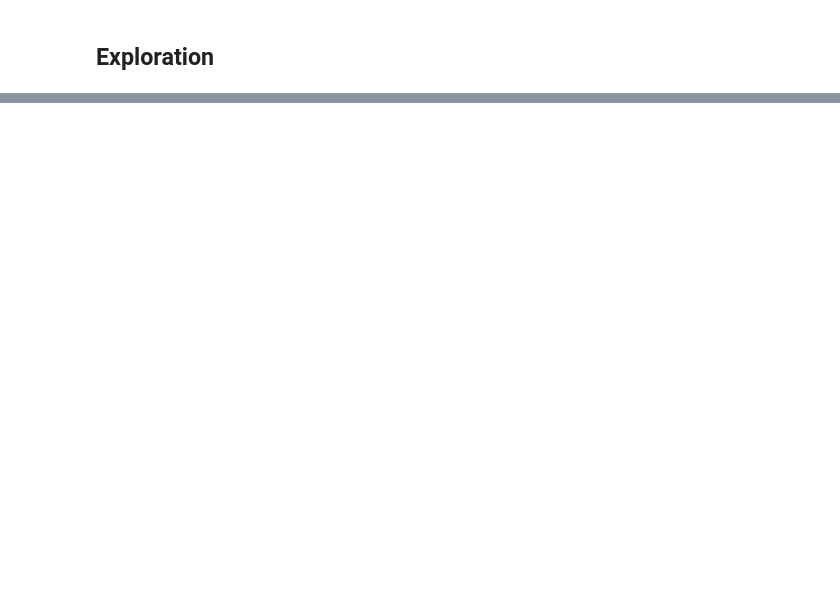
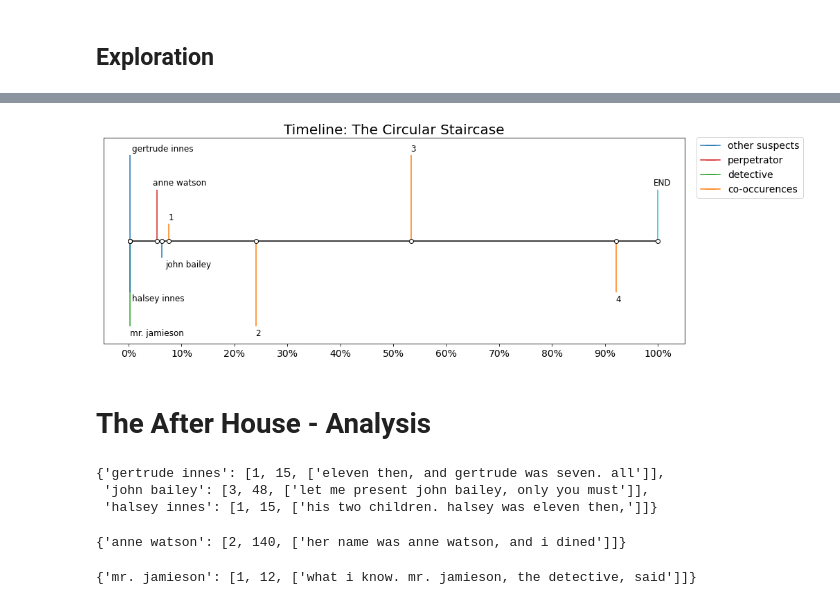
Before and after one commit to NLPaladins/rinehartAnalysis, a Jupyter notebook: main.ipynb, the cells around one changed output, grey strips where cells are left out. Cells and saved outputs as stored; diff of their text form; code cells hidden in the pictures; blank space fills up the shorter version.

```diff
--- a/main.ipynb
+++ b/main.ipynb
@@ -446,0 +515,9 @@ for lineIdx in range(len(loins)):
+# %%
+suspects, perp, dets, co_ocs, crime = get_analysis_formats(metadata)
+# %%
+suspects = get_earliest_chapter_sentence_from_name_lists(book, suspects, 3, first=True)
+perp = get_earliest_chapter_sentence_from_name_lists(book, perp, 3, first=True)
+dets = get_earliest_chapter_sentence_from_name_lists(book, dets, 3, first=True)
+co_ocs = get_co_occurence(book, dets_perp, n_sents=2)
+# %%
+crime = ''
@@ -446,0 +526,8 @@ for lineIdx in range(len(loins)):
+# %%
+locs, labels, colors = create_locs_labels(book, suspects, perp, dets, co_ocs, crime)
+# %%
+make_timeline(book, locs, labels, colors)
+# %% [output]
+[figure, added]
+# %% [markdown]
+# The After House - Analysis
@@ -446,0 +541,18 @@ for lineIdx in range(len(loins)):
+# %%
+suspects = get_earliest_chapter_sentence_from_name_lists(book, other_suspects, 3, first=True)
+suspects
+# %% [output]
+{'gertrude innes': [1, 15, ['eleven then, and gertrude was seven. all']],
+ 'john bailey': [3, 48, ['let me present john bailey, only you must']],
+ 'halsey innes': [1, 15, ['his two children. halsey was eleven then,']]}
+# %%
+perp = get_earliest_chapter_sentence_from_name_lists(book, [dets_perp[1]], 3, first=True)
+perp
+# %% [output]
+{'anne watson': [2, 140, ['her name was anne watson, and i dined']]}
+# %%
+dets_list = [[alias for alias in dets_perp[0] if alias != 'detective']]
+dets = get_earliest_chapter_sentence_from_name_lists(book, dets_list, 3, first=True)
+dets
+# %% [output]
+{'mr. jamieson': [1, 12, ['what i know. mr. jamieson, the detective, said']]}
```
Also changed, not shown: parts of 52 cells of this notebook, 1 other file.
